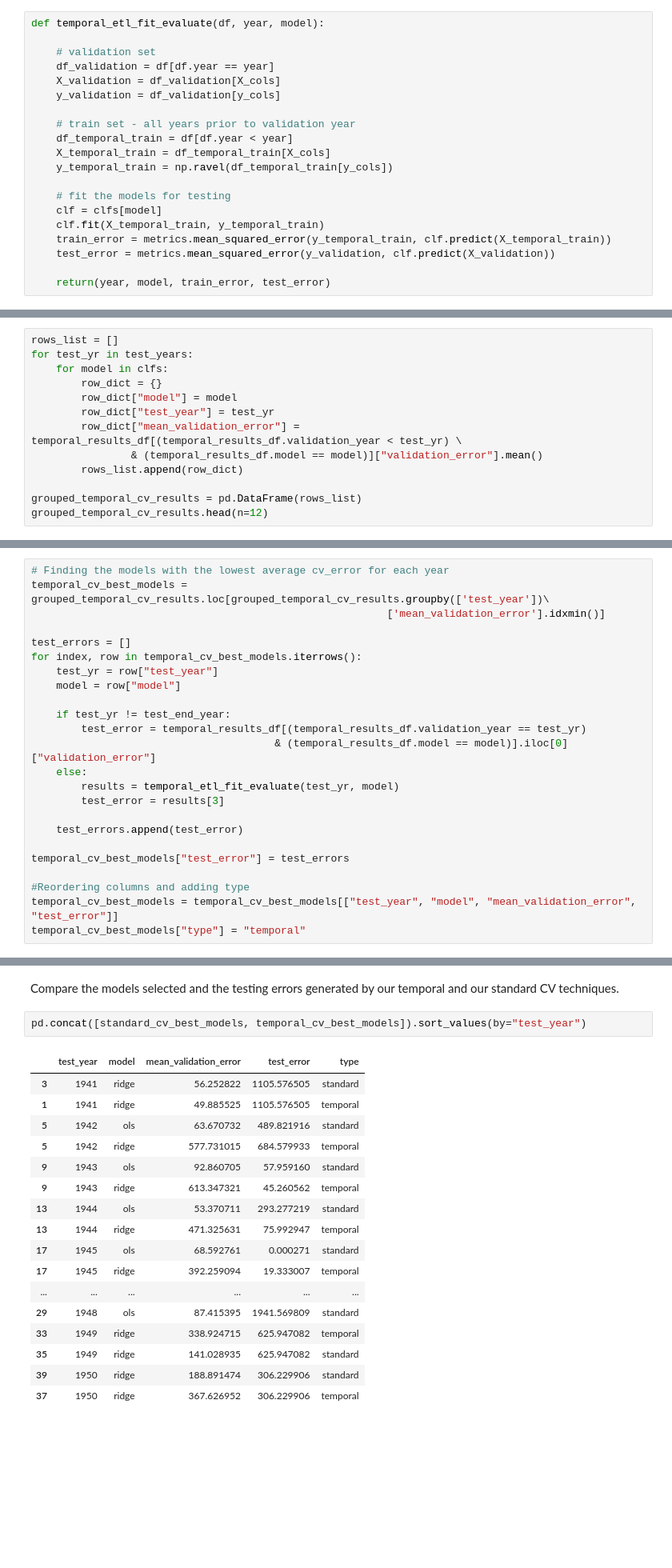
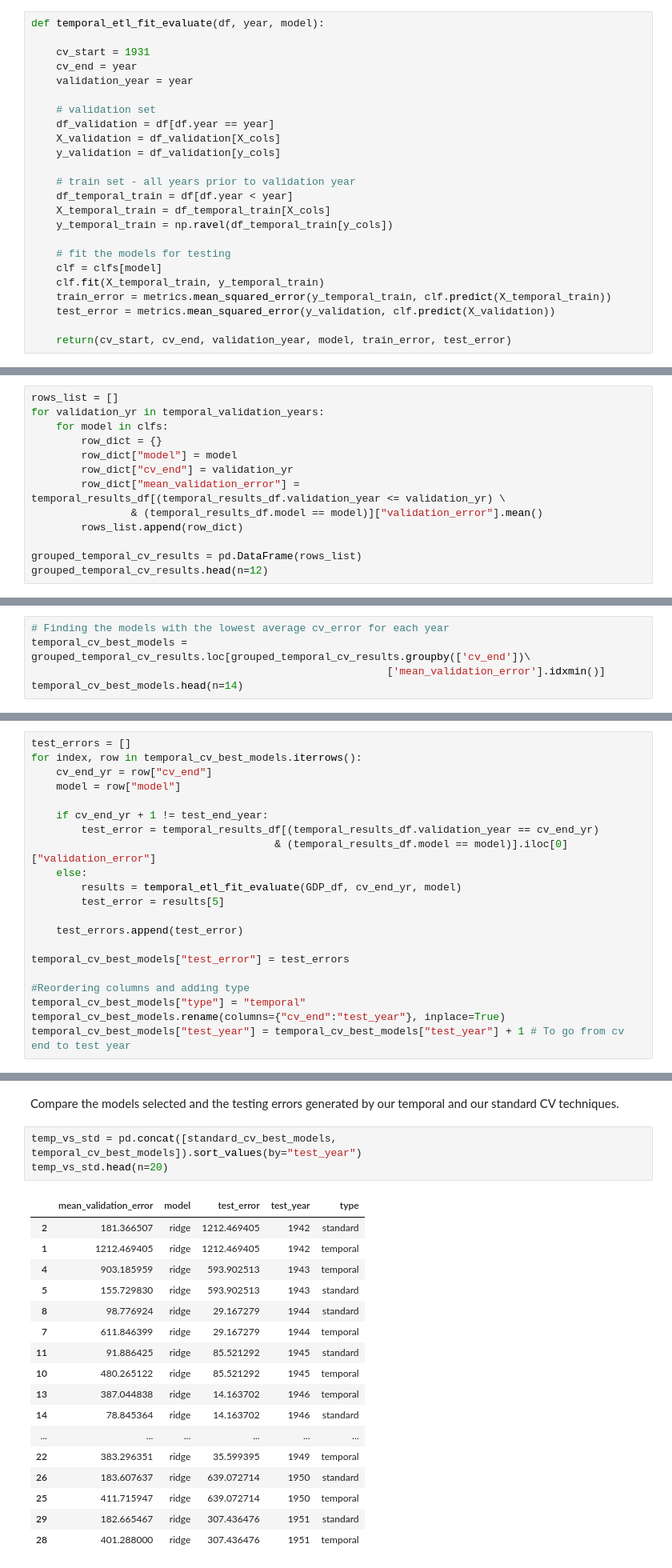
Before and after one commit to dssg/hitchhikers-guide, a Jupyter notebook: curriculum/3_modeling_and_machine_learning/machine-learning/predicting_GDP.ipynb, the cells around one changed output, grey strips where cells are left out. Shown: that part at 80% size. Drawn from its saved outputs; the diff is of its cells as text; blank space fills up the shorter version.

```diff
--- a/curriculum/3_modeling_and_machine_learning/machine-learning/predicting_GDP.ipynb
+++ b/curriculum/3_modeling_and_machine_learning/machine-learning/predicting_GDP.ipynb
@@ -365,6 +371,10 @@ Temporal CV approaches the problem slightly differently. It uses the same set of
 Note that, with temporal CV, each test year starts with the same validation and training sets. Therefore we do not have to retrain all of the models for every test year, so temporal CV is also much more efficient for our project. We can simply train all 4 models on each possible training set (1931 - 1939, 1931 - 1940, 1931 - 1941, ...) and store the results. Then, for a given test year, for each model, we simply average all the validation errors from the years prior. Standard CV is far less efficient because validation requires unique train and validation sets. We cannot reuse results from another run.
 # %%
 def temporal_etl_fit_evaluate(df, year, model):
+
+    cv_start = 1931
+    cv_end = year
+    validation_year = year
 
     # validation set
     df_validation = df[df.year == year]
@@ -382,4 +392,4 @@ def temporal_etl_fit_evaluate(df, year, model):
     train_error = metrics.mean_squared_error(y_temporal_train, clf.predict(X_temporal_train))
     test_error = metrics.mean_squared_error(y_validation, clf.predict(X_validation))
 
-    return(year, model, train_error, test_error)
+    return(cv_start, cv_end, validation_year, model, train_error, test_error)
@@ -410,11 +438,11 @@ As described above, for each test year we now can average the test errors from t
 # %%
 rows_list = []
-for test_yr in test_years:
+for validation_yr in temporal_validation_years:
     for model in clfs:
         row_dict = {}
         row_dict["model"] = model
-        row_dict["test_year"] = test_yr
-        row_dict["mean_validation_error"] = temporal_results_df[(temporal_results_df.validation_year < test_yr) \
+        row_dict["cv_end"] = validation_yr
+        row_dict["mean_validation_error"] = temporal_results_df[(temporal_results_df.validation_year <= validation_yr) \
                 & (temporal_results_df.model == model)]["validation_error"].mean()
         rows_list.append(row_dict)
 
@@ -438,0 +467,5 @@ Just like the standard CV example, we can chose the best model for each test yea
+# %%
+# Finding the models with the lowest average cv_error for each year
+temporal_cv_best_models = grouped_temporal_cv_results.loc[grouped_temporal_cv_results.groupby(['cv_end'])\
+                                                         ['mean_validation_error'].idxmin()]
+temporal_cv_best_models.head(n=14)
@@ -439,24 +488,21 @@ Just like the standard CV example, we can chose the best model for each test yea
 # %%
-# Finding the models with the lowest average cv_error for each year
-temporal_cv_best_models = grouped_temporal_cv_results.loc[grouped_temporal_cv_results.groupby(['test_year'])\
-                                                         ['mean_validation_error'].idxmin()]
-
 test_errors = []
 for index, row in temporal_cv_best_models.iterrows():
-    test_yr = row["test_year"]
+    cv_end_yr = row["cv_end"]
     model = row["model"]
 
-    if test_yr != test_end_year:
-        test_error = temporal_results_df[(temporal_results_df.validation_year == test_yr)
+    if cv_end_yr + 1 != test_end_year:
+        test_error = temporal_results_df[(temporal_results_df.validation_year == cv_end_yr)
                                        & (temporal_results_df.model == model)].iloc[0]["validation_error"]
     else:
-        results = temporal_etl_fit_evaluate(test_yr, model)
-        test_error = results[3]
+        results = temporal_etl_fit_evaluate(GDP_df, cv_end_yr, model)
+        test_error = results[5]
 
     test_errors.append(test_error)
 
 temporal_cv_best_models["test_error"] = test_errors
 
 #Reordering columns and adding type
-temporal_cv_best_models = temporal_cv_best_models[["test_year", "model", "mean_validation_error", "test_error"]]
 temporal_cv_best_models["type"] = "temporal"
+temporal_cv_best_models.rename(columns={"cv_end":"test_year"}, inplace=True)
+temporal_cv_best_models["test_year"] = temporal_cv_best_models["test_year"] + 1 # To go from cv end to test year
@@ -477,22 +528,23 @@ temporal_cv_best_models
 # %% [markdown]
 Compare the models selected and the testing errors generated by our temporal and our standard CV techniques.
 # %%
-pd.concat([standard_cv_best_models, temporal_cv_best_models]).sort_values(by="test_year")
+temp_vs_std = pd.concat([standard_cv_best_models, temporal_cv_best_models]).sort_values(by="test_year")
+temp_vs_std.head(n=20)
 # %% [output]
-|  | test_year | model | mean_validation_error | test_error | type |
-| 3 | 1941 | ridge | 56.252822 | 1105.576505 | standard |
-| 1 | 1941 | ridge | 49.885525 | 1105.576505 | temporal |
-| 5 | 1942 | ols | 63.670732 | 489.821916 | standard |
-| 5 | 1942 | ridge | 577.731015 | 684.579933 | temporal |
-| 9 | 1943 | ols | 92.860705 | 57.959160 | standard |
-| 9 | 1943 | ridge | 613.347321 | 45.260562 | temporal |
-| 13 | 1944 | ols | 53.370711 | 293.277219 | standard |
-| 13 | 1944 | ridge | 471.325631 | 75.992947 | temporal |
-| 17 | 1945 | ols | 68.592761 | 0.000271 | standard |
-| 17 | 1945 | ridge | 392.259094 | 19.333007 | temporal |
+|  | mean_validation_error | model | test_error | test_year | type |
+| 2 | 181.366507 | ridge | 1212.469405 | 1942 | standard |
+| 1 | 1212.469405 | ridge | 1212.469405 | 1942 | temporal |
+| 4 | 903.185959 | ridge | 593.902513 | 1943 | temporal |
+| 5 | 155.729830 | ridge | 593.902513 | 1943 | standard |
+| 8 | 98.776924 | ridge | 29.167279 | 1944 | standard |
+| 7 | 611.846399 | ridge | 29.167279 | 1944 | temporal |
+| 11 | 91.886425 | ridge | 85.521292 | 1945 | standard |
+| 10 | 480.265122 | ridge | 85.521292 | 1945 | temporal |
+| 13 | 387.044838 | ridge | 14.163702 | 1946 | temporal |
+| 14 | 78.845364 | ridge | 14.163702 | 1946 | standard |
 | ... | ... | ... | ... | ... | ... |
-| 29 | 1948 | ols | 87.415395 | 1941.569809 | standard |
-| 33 | 1949 | ridge | 338.924715 | 625.947082 | temporal |
-| 35 | 1949 | ridge | 141.028935 | 625.947082 | standard |
-| 39 | 1950 | ridge | 188.891474 | 306.229906 | standard |
-| 37 | 1950 | ridge | 367.626952 | 306.229906 | temporal |
+| 22 | 383.296351 | ridge | 35.599395 | 1949 | temporal |
+| 26 | 183.607637 | ridge | 639.072714 | 1950 | standard |
+| 25 | 411.715947 | ridge | 639.072714 | 1950 | temporal |
+| 29 | 182.665467 | ridge | 307.436476 | 1951 | standard |
+| 28 | 401.288000 | ridge | 307.436476 | 1951 | temporal |
```
Also changed, not shown: parts of 28 cells of this notebook.
